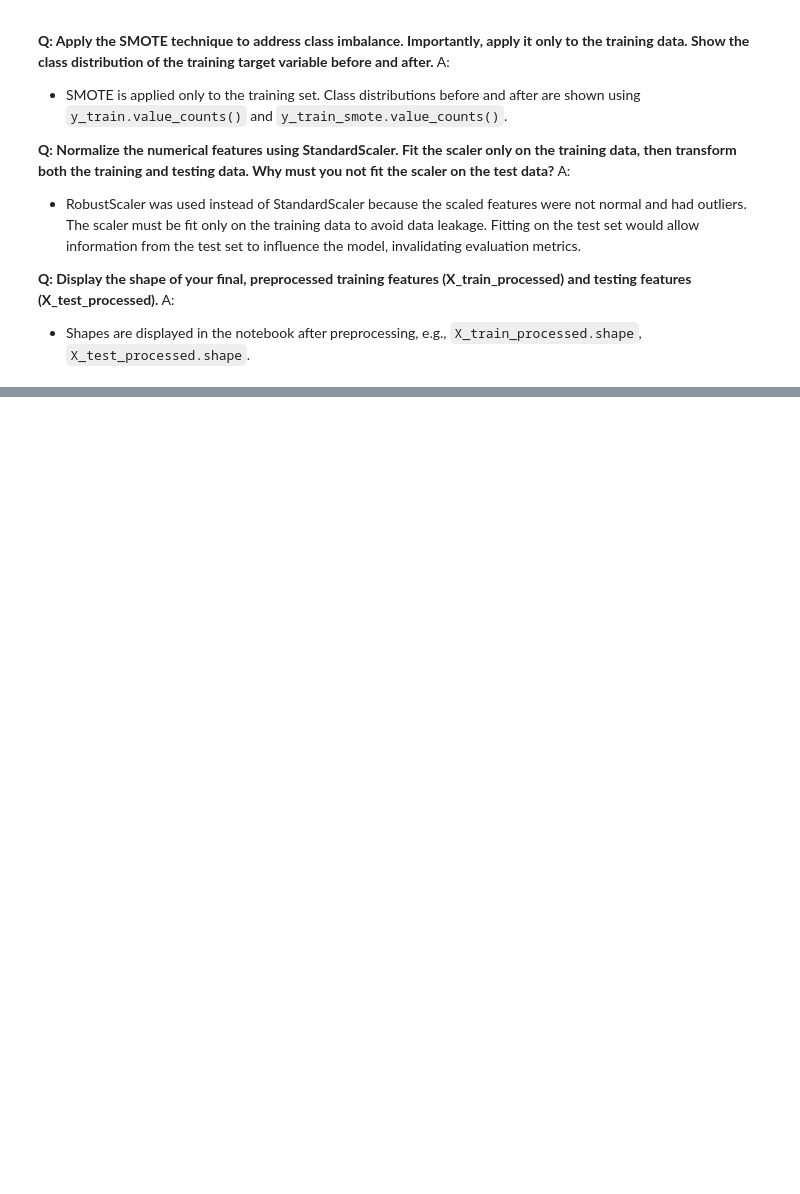
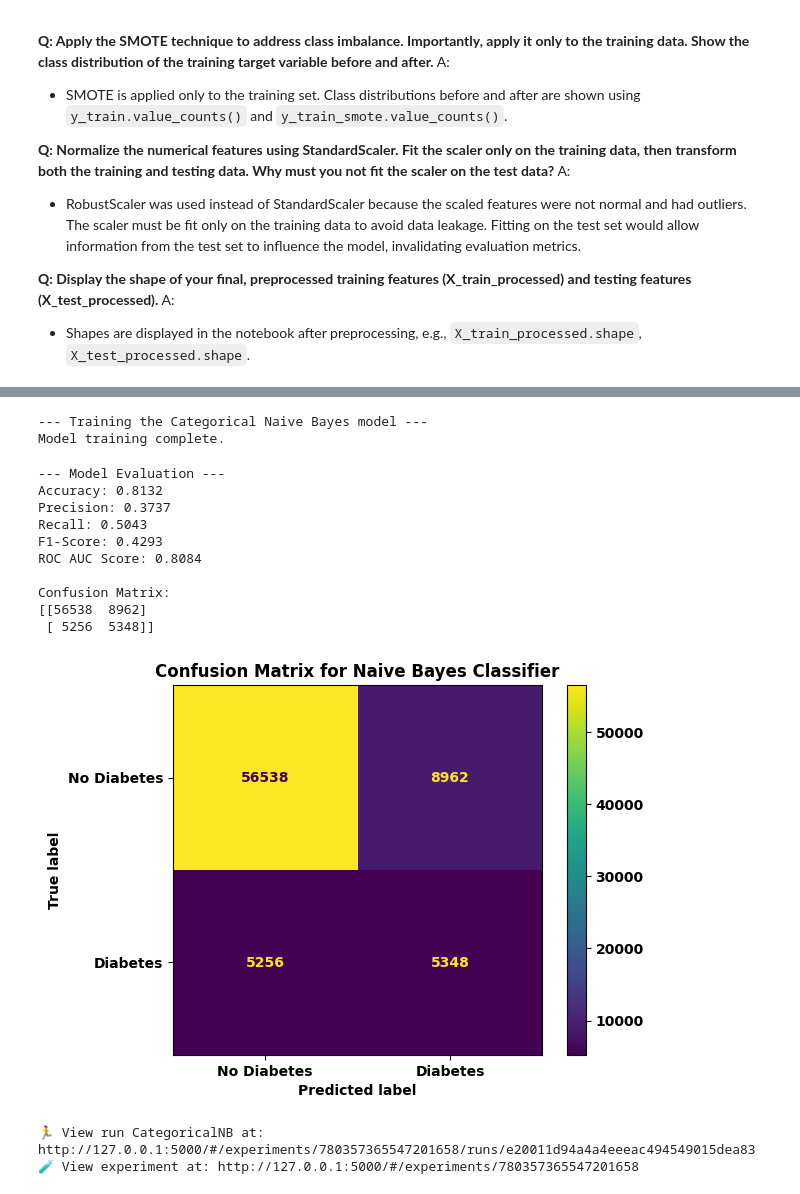
Before and after one commit to vijaivimu/SDS-CP035-gluco-track, a Jupyter notebook: beginner/submissions/team-members/NooraAlakulppi/noora-CP035.ipynb, the cells around one changed output, grey strips where cells are left out. Drawn from its saved outputs; the diff is of its cells as text; code cells hidden in the pictures; blank space fills up the shorter version.

Commit message:
Update noora-CP035.ipynb with Week3 model development and results

```diff
--- a/beginner/submissions/team-members/NooraAlakulppi/noora-CP035.ipynb
+++ b/beginner/submissions/team-members/NooraAlakulppi/noora-CP035.ipynb
@@ -1450,0 +1483,4 @@ A:
+# %%
+import mlflow
+mlflow.set_tracking_uri("http://127.0.0.1:5000")
+mlflow.set_experiment("glucotrack-baseline-models")
@@ -1450,0 +2709,5 @@ A:
+# %%
+# Convert BMICat column to a categorical variable
+df['BMICat'] = df['BMICat'].astype('category')
+print(df['BMICat'].dtypes)
+print(df['BMICat'].cat.categories)
@@ -1450,0 +2773,71 @@ A:
+# %%
+# Step 4: Building and Training the CategoricalNB Model
+# Initialize the Categorical Naive Bayes model
+model = CategoricalNB()
+
+# Train the model on the training data
+print("\n--- Training the Categorical Naive Bayes model ---")
+model.fit(X_train, y_train)
+print("Model training complete.")
+# %% [output]
+--- Training the Categorical Naive Bayes model ---
+Model training complete.
+# %%
+import mlflow
+
+with mlflow.start_run(run_name="CategoricalNB"):
+    # Make predictions on the test set
+    y_pred = model.predict(X_test)
+    y_pred_proba = model.predict_proba(X_test)[:, 1]  # Probabilities for the positive class (diabetes)
+
+    # --- Evaluate the Model's Performance ---
+    print("\n--- Model Evaluation ---")
+
+    # Accuracy
+    accuracy = accuracy_score(y_test, y_pred)
+    print(f"Accuracy: {accuracy:.4f}")
+
+    # Precision, Recall, and F1-Score
+    precision = precision_score(y_test, y_pred)
+    recall = recall_score(y_test, y_pred)
+    f1 = f1_score(y_test, y_pred)
+    print(f"Precision: {precision:.4f}")
+    print(f"Recall: {recall:.4f}")
+    print(f"F1-Score: {f1:.4f}")
+
+    # ROC AUC Score
+    roc_auc = roc_auc_score(y_test, y_pred_proba)
+    print(f"ROC AUC Score: {roc_auc:.4f}")
+
+    # Confusion Matrix
+    print("\nConfusion Matrix:")
+    cm = confusion_matrix(y_test, y_pred)
+    print(cm)
+
+    # Log metrics to MLflow
+    mlflow.log_param("model", "CategoricalNB")
+    mlflow.log_metric("accuracy", accuracy)
+    mlflow.log_metric("precision", precision)
+    mlflow.log_metric("recall", recall)
+    mlflow.log_metric("f1_score", f1)
+    mlflow.log_metric("roc_auc", roc_auc)
+
+    # Visualize the Confusion Matrix
+    disp = ConfusionMatrixDisplay(confusion_matrix=cm, display_labels=['No Diabetes', 'Diabetes'])
+    disp.plot()
+    plt.title('Confusion Matrix for Naive Bayes Classifier')
+    plt.show()
+# %% [output]
+--- Model Evaluation ---
+Accuracy: 0.8132
+Precision: 0.3737
+Recall: 0.5043
+F1-Score: 0.4293
+ROC AUC Score: 0.8084
+
+Confusion Matrix:
+[[56538  8962]
+ [ 5256  5348]]
+[figure, added]
+🏃 View run CategoricalNB at: http://127.0.0.1:5000/#/experiments/780357365547201658/runs/e20011d94a4a4eeeac494549015dea83
+🧪 View experiment at: http://127.0.0.1:5000/#/experiments/780357365547201658
```
Also changed, not shown: parts of 42 cells of this notebook.
